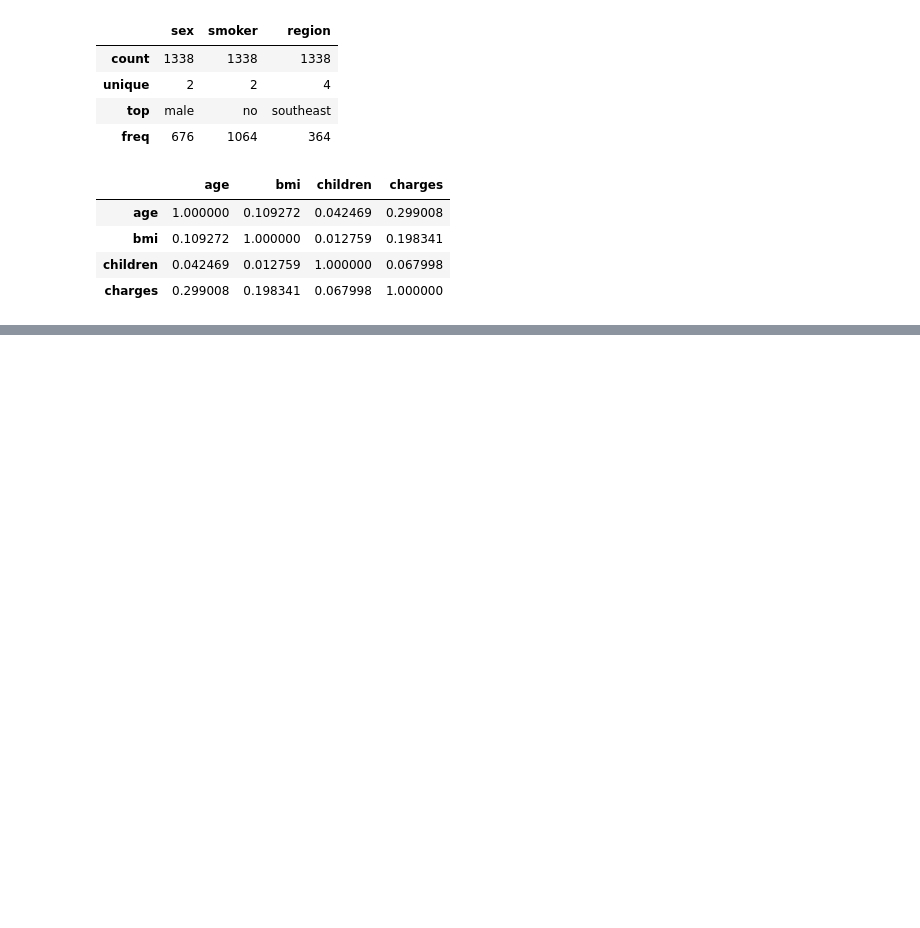
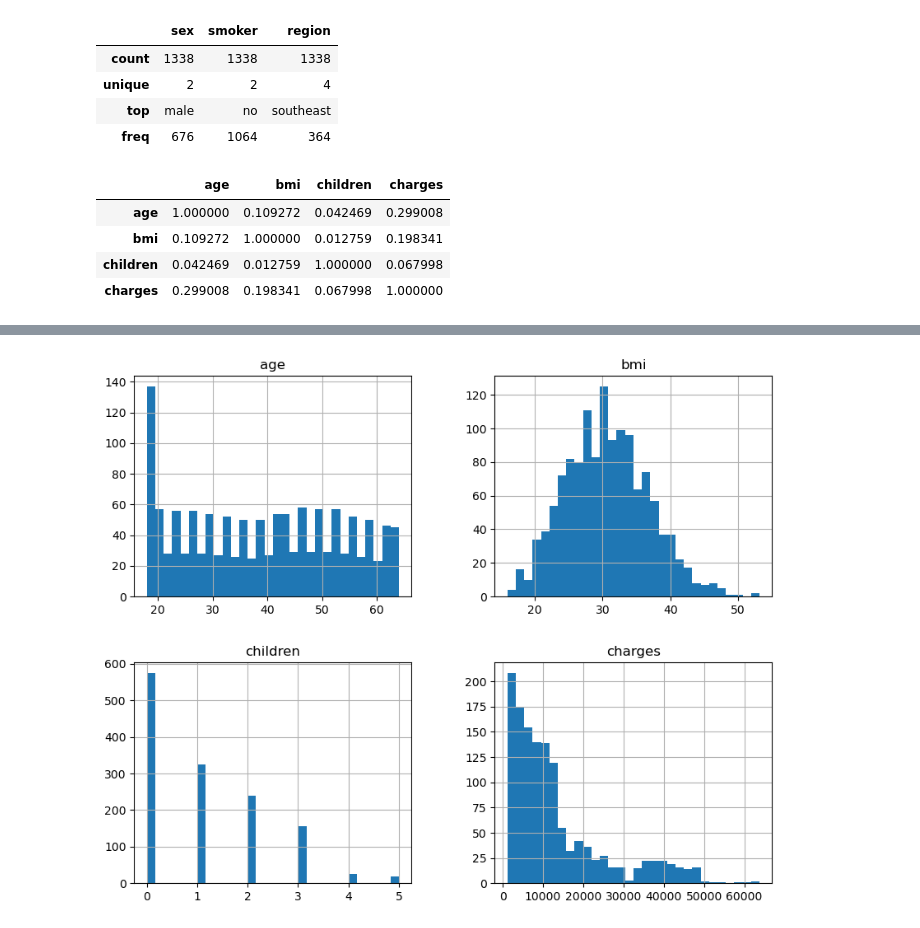
Before and after one commit to jgomezz/cpe_ciencia_datos_python_2026, a Jupyter notebook: mod3_analitica_datos_python/semana_04_evaluacion_modelo_ejercicio.ipynb, the cells around one changed output, grey strips where cells are left out. Saved outputs shown, nothing was run; the diff lists cells and outputs as text; code cells hidden in the pictures; blank space fills up the shorter version.

```diff
--- a/mod3_analitica_datos_python/semana_04_evaluacion_modelo_ejercicio.ipynb
+++ b/mod3_analitica_datos_python/semana_04_evaluacion_modelo_ejercicio.ipynb
@@ -90,0 +107,5 @@ df.corr(numeric_only=True)
+# %%
+df[['age','bmi','children','charges']].hist(bins=30, figsize=(10,8))
+plt.show()
+# %% [output]
+[figure, added]
```
Also changed, not shown: parts of 3 cells of this notebook.
